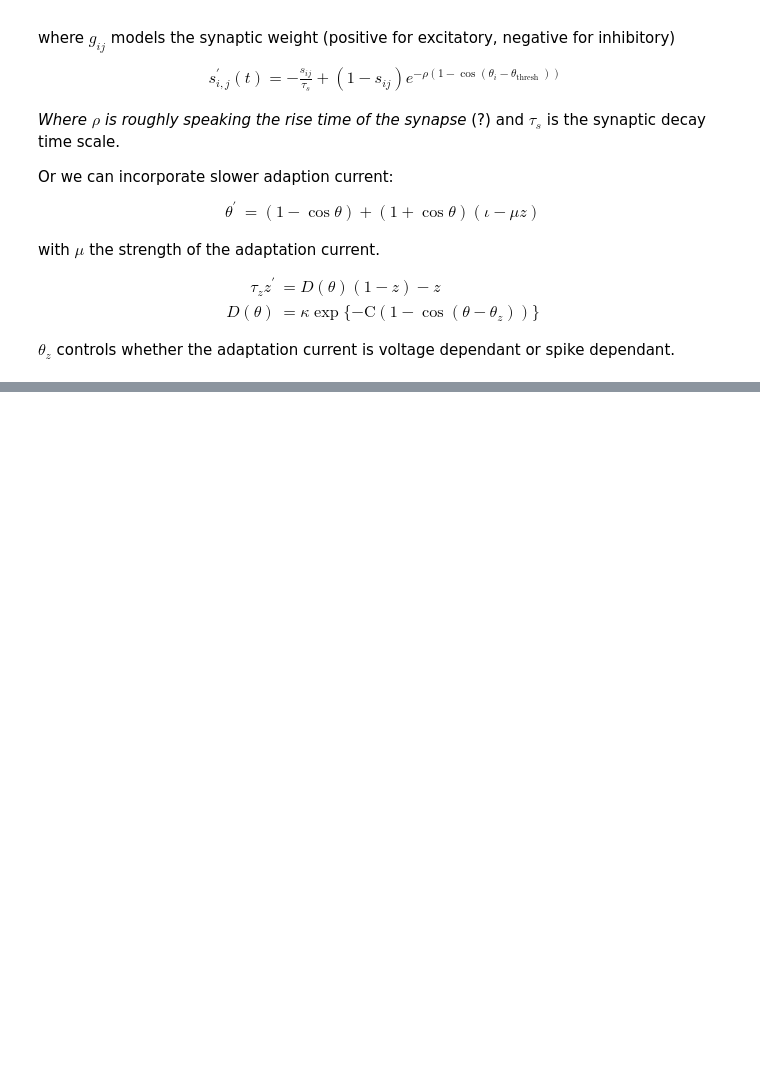
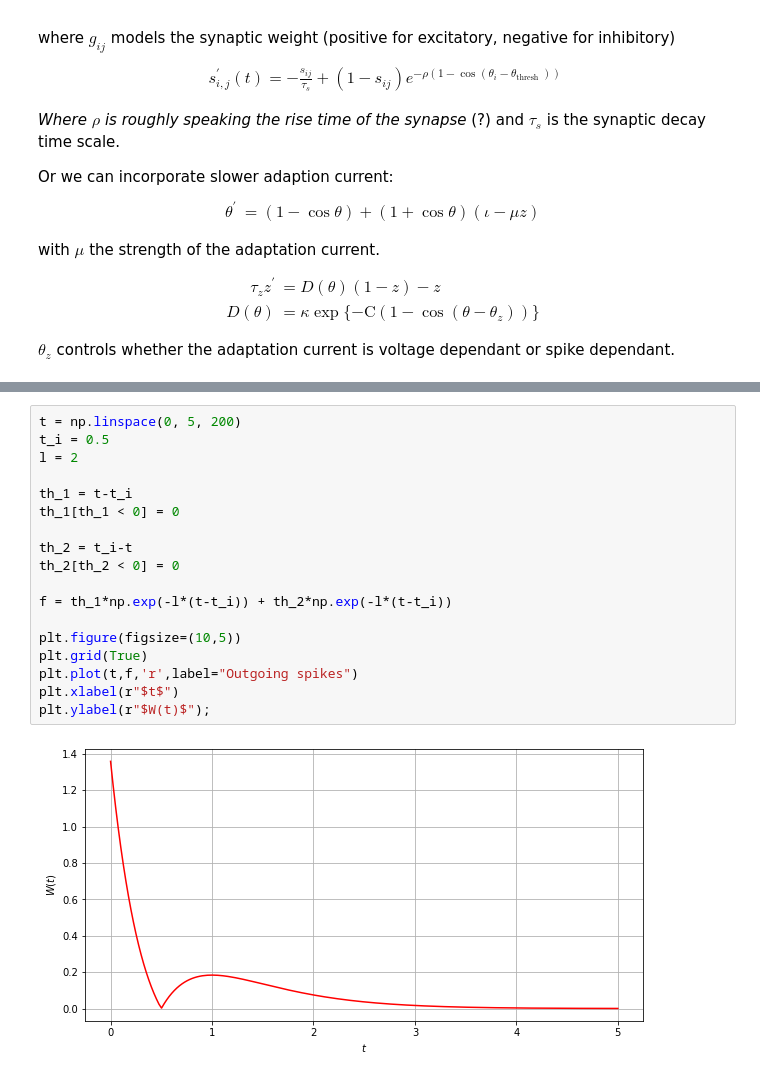
Before and after one commit to simonaertssen/AdaptiveNeuronalNetworks, a Jupyter notebook: Notes meeting 24_09_2020.ipynb, the cells around one changed output, grey strips where cells are left out. Drawn from its saved outputs; the diff is of its cells as text; blank space fills up the shorter version.

```diff
--- a/Notes meeting 24_09_2020.ipynb
+++ b/Notes meeting 24_09_2020.ipynb
@@ -323,0 +427,20 @@ $\theta_z$ controls whether the adaptation current is voltage dependant or spike
+# %%
+t = np.linspace(0, 5, 200)
+t_i = 0.5
+l = 2
+
+th_1 = t-t_i
+th_1[th_1 < 0] = 0
+
+th_2 = t_i-t
+th_2[th_2 < 0] = 0
+
+f = th_1*np.exp(-l*(t-t_i)) + th_2*np.exp(-l*(t-t_i))
+
+plt.figure(figsize=(10,5))
+plt.grid(True)
+plt.plot(t,f,'r',label="Outgoing spikes")
+plt.xlabel(r"$t$")
+plt.ylabel(r"$W(t)$");
+# %% [output]
+[figure, added]
```
Also changed, not shown: parts of 13 cells of this notebook, 2 other files.
